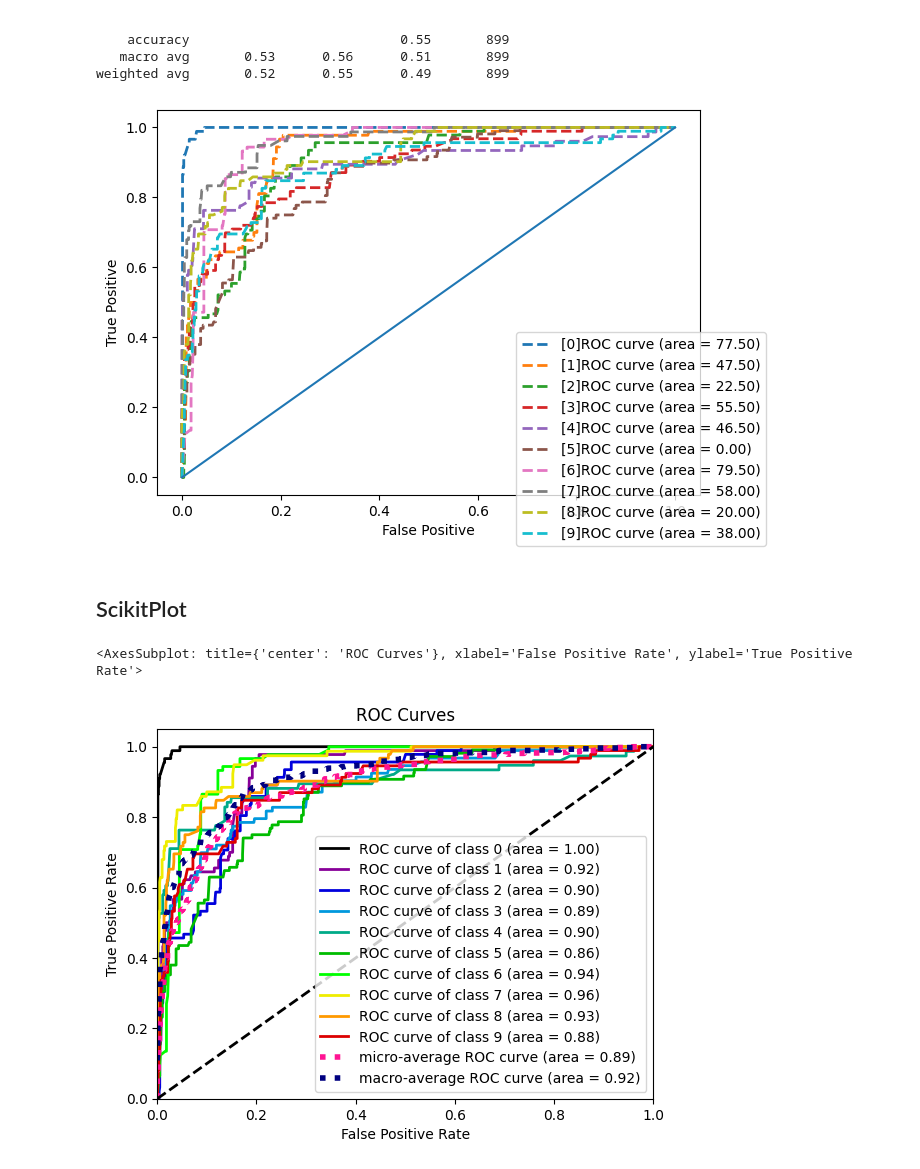
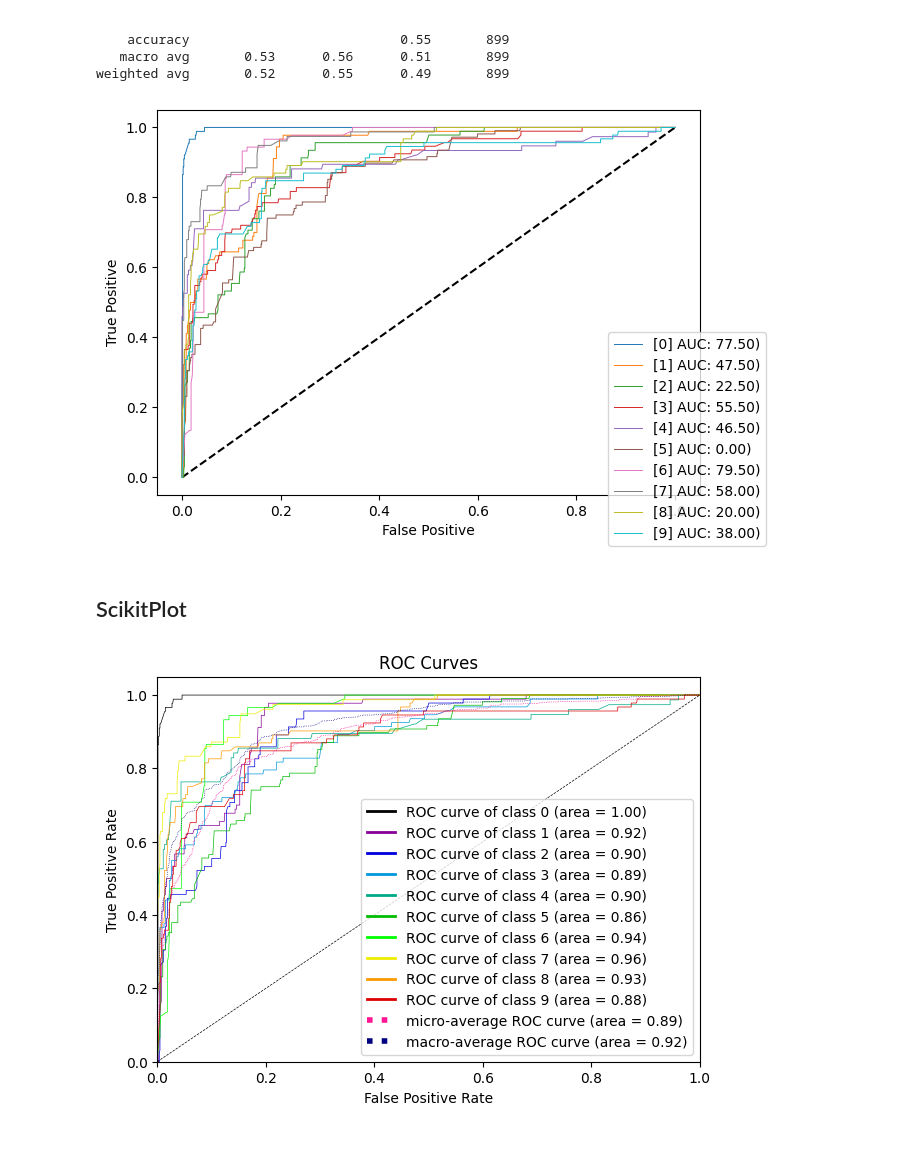
Before and after one commit to AndersonJo/machine-learning, a Jupyter notebook: 001 Performance Test (ROC, AUC, Confusion Matrix)/03. ROC & AUC.ipynb, the cells around one changed output. Cells and saved outputs as stored; diff of their text form; code cells hidden in the pictures; blank space fills up the shorter version.

```diff
--- a/001 Performance Test (ROC, AUC, Confusion Matrix)/03. ROC & AUC.ipynb
+++ b/001 Performance Test (ROC, AUC, Confusion Matrix)/03. ROC & AUC.ipynb
@@ -96,12 +92,13 @@ for i in range(n_classes):
     fpr[i], tpr[i], _ = roc_curve(y_test == i, y_prob[:, i])
     roc_auc[i] = auc(y_test == i, y_pred == i)
 # %%
-def plot_roc(lw=2):
+def plot_roc(lw=0.7):
     idx = 0
     fig, ax = plt.subplots(1, figsize=(7, 5))
+    ax.plot([0, 1], [0, 1], "k--")
+
     for i in range(n_classes):
-        ax.plot(fpr[i], tpr[i], lw=lw, linestyle="--", label=f"[{i}]ROC curve (area = {roc_auc[i]:.2f})")
-    ax.plot([0, 1], [0, 1])
+        ax.plot(fpr[i], tpr[i], lw=lw, label=f"[{i}] AUC: {roc_auc[i]:.2f})")
 
     ax.set_ylabel('True Positive')
     ax.set_xlabel('False Positive')
@@ -110,14 +107,19 @@ def plot_roc(lw=2):
 
 fig = plot_roc()
 # %% [output]
-[figure, old version]
+[figure, new version]
 # %% [markdown]
 ## ScikitPlot
 # %%
 import scikitplot as skplt
 
 y_prob = model.predict_proba(x_test)
-skplt.metrics.plot_roc(y_test, y_prob)
+
+fig, ax = plt.subplots(1, figsize=(7, 5))
+skplt.metrics.plot_roc(y_test, y_prob, ax=ax)
+
+# Line
+for line in ax.get_lines():
+    line.set_linewidth(0.5)
 # %% [output]
-<AxesSubplot: title={'center': 'ROC Curves'}, xlabel='False Positive Rate', ylabel='True Positive Rate'>
-[figure, old version]
+[figure, new version]
```
Also changed, not shown: parts of 1 cell of this notebook.
